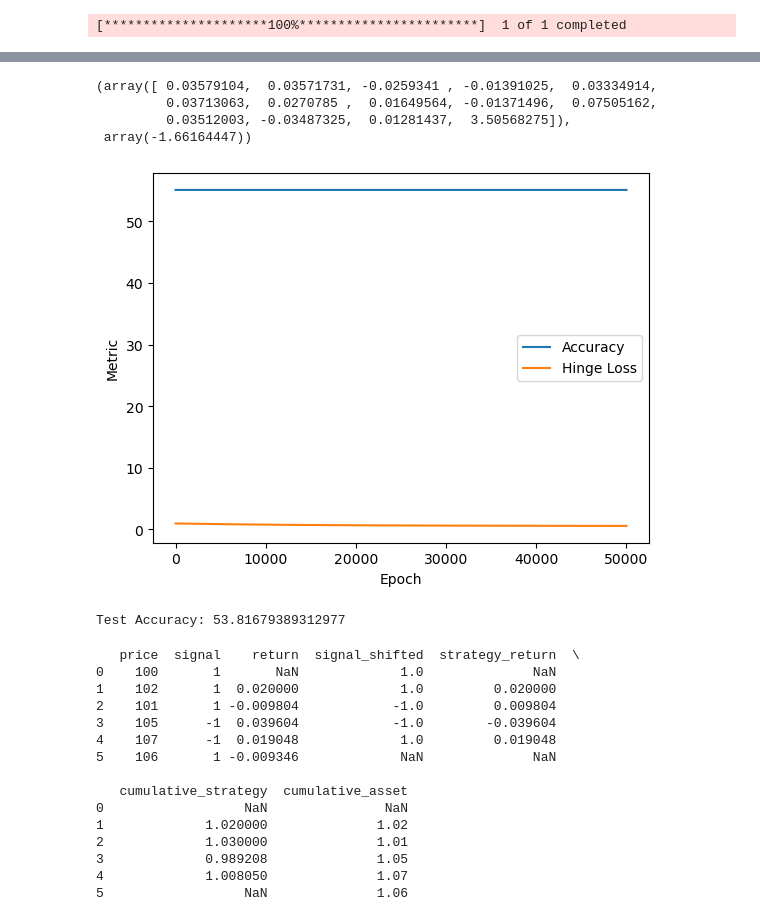
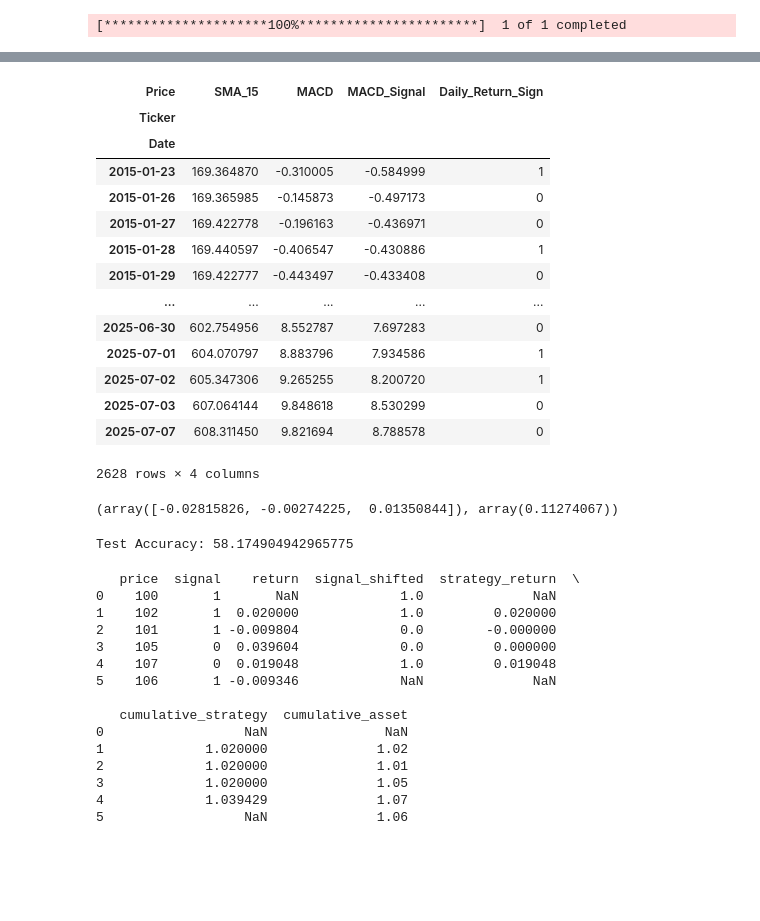
Before and after one commit to eliashuber2401/Machine-Learning-Project-Finance, a Jupyter notebook: Project main/Technical_Indicators.ipynb, the cells around one changed output, grey strips where cells are left out. Saved outputs shown, nothing was run; the diff lists cells and outputs as text; code cells hidden in the pictures; blank space fills up the shorter version.

Commit message:
Crucial Changes, new train_test_split function, results are more reasonable

```diff
--- a/Project main/Technical_Indicators.ipynb
+++ b/Project main/Technical_Indicators.ipynb
@@ -193,41 +257,55 @@ Test Accuracy: 95.0381679389313
+# %%
+data['Daily_Return_Sign'] = data['Daily_Return_Sign'].replace({-1: 0})
+data
+# %% [output]
+| Price | SMA_15 | MACD | MACD_Signal | Daily_Return_Sign |
+| Ticker |  |  |  |  |
+| Date |  |  |  |  |
+| 2015-01-23 | 169.364870 | -0.310005 | -0.584999 | 1 |
+| 2015-01-26 | 169.365985 | -0.145873 | -0.497173 | 0 |
+| 2015-01-27 | 169.422778 | -0.196163 | -0.436971 | 0 |
+| 2015-01-28 | 169.440597 | -0.406547 | -0.430886 | 1 |
+| 2015-01-29 | 169.422777 | -0.443497 | -0.433408 | 0 |
+| ... | ... | ... | ... | ... |
+| 2025-06-30 | 602.754956 | 8.552787 | 7.697283 | 0 |
+| 2025-07-01 | 604.070797 | 8.883796 | 7.934586 | 1 |
+| 2025-07-02 | 605.347306 | 9.265255 | 8.200720 | 1 |
+| 2025-07-03 | 607.064144 | 9.848618 | 8.530299 | 0 |
+| 2025-07-07 | 608.311450 | 9.821694 | 8.788578 | 0 |
+2628 rows × 4 columns
 # %%
 from courselib.models.glm import LogisticRegression
+from courselib.utils.metrics import cross_entropy
+training_data_fraction = .8
+X, Y, X_train, Y_train, X_test, Y_test = train_test_split(data, training_data_fraction=0.8, class_column_name='Daily_Return_Sign', shuffle=False, return_numpy=True)
+X = standardize(X)
+X_test = standardize(X_test)
+X_train = standardize(X_train)
+
 w = [0]*X.shape[1]
 b = 0
 optimizer = GDOptimizer(learning_rate=1e-4)
 
-metrics_dict = {"accuracy": lambda y_pred, y_true: binary_accuracy(y_pred, y_true),
-                "loss": lambda y_pred, y_true: np.mean(np.maximum(0, 1 - y_true * y_pred))}
+metrics_dict = {"accuracy": lambda y_pred, y_true: binary_accuracy(y_pred, y_true, class_labels=[0, 1]),
+                "loss": lambda y_pred, y_true: cross_entropy(y_pred, y_true)}
 logistic_regression = LogisticRegression(w, b, optimizer)
 metrics_history = logistic_regression.fit(X_train, Y_train, num_epochs=50000, batch_size=len(X_train), compute_metrics=True, metrics_dict=metrics_dict)
 logistic_regression.w, logistic_regression.b
 # %% [output]
-(array([ 0.03579104,  0.03571731, -0.0259341 , -0.01391025,  0.03334914,
-         0.03713063,  0.0270785 ,  0.01649564, -0.01371496,  0.07505162,
-         0.03512003, -0.03487325,  0.01281437,  3.50568275]),
- array(-1.66164447))
+(array([-0.02815826, -0.00274225,  0.01350844]), array(0.11274067))
-# %%
-plt.plot(metrics_history["accuracy"], label="Accuracy")
-plt.plot(metrics_history["loss"], label="Hinge Loss")
-plt.xlabel("Epoch")
-plt.ylabel("Metric")
-plt.legend()
-plt.show()
-# %% [output]
-[figure, removed]
 # %%
 y_pred_test = logistic_regression(X_test)
-test_acc = binary_accuracy(y_pred_test, Y_test)
+test_acc = binary_accuracy(y_pred_test, Y_test, class_labels=[0, 1])
 print("Test Accuracy:", test_acc)
 # %% [output]
-Test Accuracy: 53.81679389312977
+Test Accuracy: 58.174904942965775
 # %%
 # Trading Strategy
 
 # Example DataFrame
 data = {
     'price': [100, 102, 101, 105, 107, 106],
-    'signal': [1, 1, 1, -1, -1, 1]
+    'signal': [1, 1, 1, 0, 0, 1]
 }
 
 df = pd.DataFrame(data)
@@ -251,17 +329,17 @@ print(df)
    price  signal    return  signal_shifted  strategy_return  \
 0    100       1       NaN             1.0              NaN
 1    102       1  0.020000             1.0         0.020000
-2    101       1 -0.009804            -1.0         0.009804
-3    105      -1  0.039604            -1.0        -0.039604
-4    107      -1  0.019048             1.0         0.019048
+2    101       1 -0.009804             0.0        -0.000000
+3    105       0  0.039604             0.0         0.000000
+4    107       0  0.019048             1.0         0.019048
 5    106       1 -0.009346             NaN              NaN
 
    cumulative_strategy  cumulative_asset
 0                  NaN               NaN
 1             1.020000              1.02
-2             1.030000              1.01
-3             0.989208              1.05
-4             1.008050              1.07
+2             1.020000              1.01
+3             1.020000              1.05
+4             1.039429              1.07
 5                  NaN              1.06
 # %%
 
```
Also changed, not shown: parts of 11 cells of this notebook.
